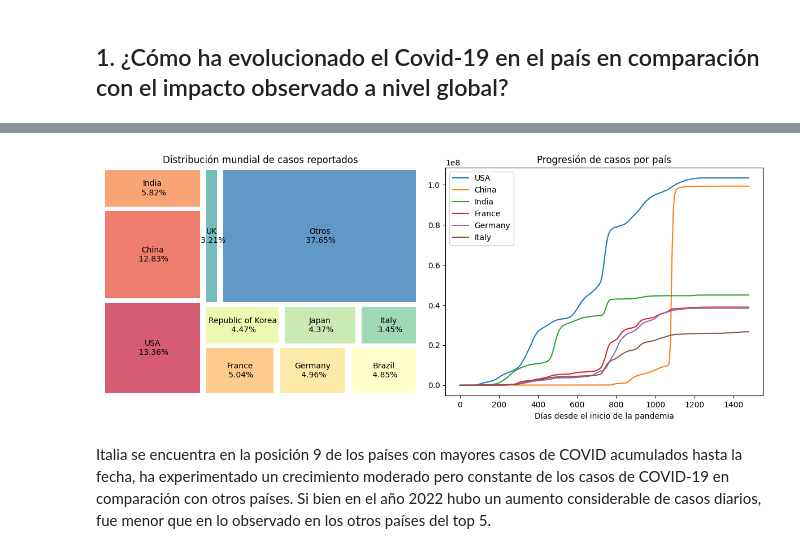
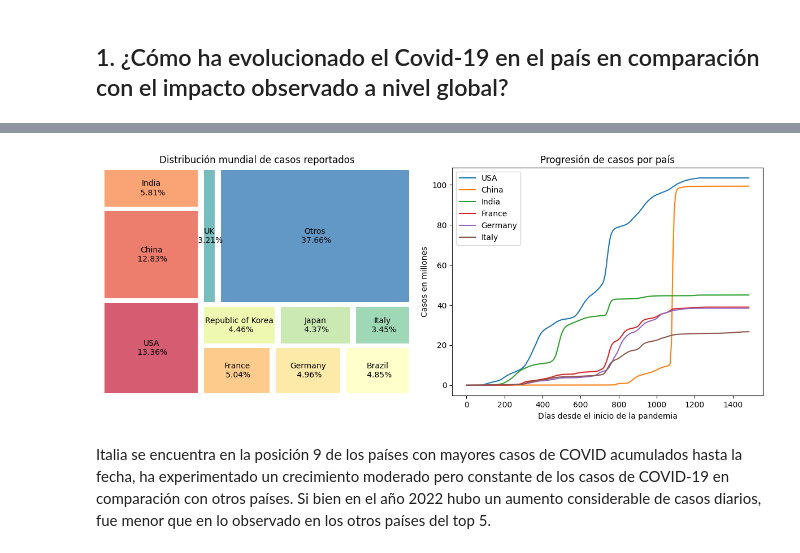
Before and after one commit to luceldasilva/covid_19_italia, a Jupyter notebook: reporte_covid_italia.ipynb, the cells around one changed output, grey strips where cells are left out. Cells and saved outputs as stored; diff of their text form; code cells hidden in the pictures.

```diff
--- a/reporte_covid_italia.ipynb
+++ b/reporte_covid_italia.ipynb
@@ -225,6 +225,12 @@ from matplotlib.ticker import FuncFormatter
 from sklearn.metrics import mean_squared_error
 from sklearn.ensemble import RandomForestRegressor
 from sklearn.model_selection import train_test_split
+# %%
+def save_plot(file_name:str):
+    """
+        Para guardar en fotos los gráficos
+    """
+    plt.savefig(file_name, bbox_inches='tight')
 # %% [markdown]
 Como científico de datos, tu tarea es analizar los datos relacionados con el COVID-19 y presentar insights a través de visualizaciones que respondan a las siguientes preguntas clave:
 # %% [markdown]
@@ -306,36 +312,41 @@ total_acumulado_top_5
 percentages = [(value / total_por_pais.sum()) * 100 for value in top_10_paises.to_list()]
 
 # Crea las etiquetas con los porcentajes
 labels = [f'{country}\n {value:.2f}%' for country, value in zip(top_10_paises.index.to_list(), percentages)]
 
 fig, axs = plt.subplots(1, 2, figsize=(12, 5))
 
 # Treemap con Squarify en axs[0]
 squarify.plot(
     sizes=top_10_paises.to_list(),
     ax=axs[0], pad=2,
     label=labels, alpha=.8,
     color=sns.color_palette("Spectral", len(top_10_paises))
 )
 axs[0].set_title('Distribución mundial de casos reportados')
 axs[0].axis('off')
 
 # Gráfico de Líneas en axs[1]
 for pais in top_5_paises.index:
     days_since_start = (
         total_acumulado_top_5.columns - total_acumulado_top_5.columns[0]
         ).days
-    axs[1].plot(days_since_start, total_acumulado_top_5.loc[pais], label=pais)
+    axs[1].plot(
+        days_since_start,
+        total_acumulado_top_5.loc[pais] / 1e6,
+        label=pais
+        )
 
 axs[1].set_title('Progresión de casos por país')
 axs[1].set_xlabel('Días desde el inicio de la pandemia')
+axs[1].set_ylabel('Casos en millones')
 axs[1].legend()
 
-plt.savefig('evolucion_italia_vs_mundo.png')
+save_plot('evolucion_italia_vs_mundo.png')
 plt.tight_layout()
 plt.show()
 # %% [output]
-[figure, old version]
+[figure, new version]
 # %% [markdown]
 Italia se encuentra en la posición 9 de los países con mayores casos de COVID acumulados hasta la fecha, ha experimentado un crecimiento moderado pero constante de los casos de COVID-19 en comparación con otros países. Si bien en el año 2022 hubo un aumento considerable de casos diarios, fue menor que en lo observado en los otros países del top 5.
 # %% [markdown]
```
Also changed, not shown: parts of 13 cells of this notebook.
